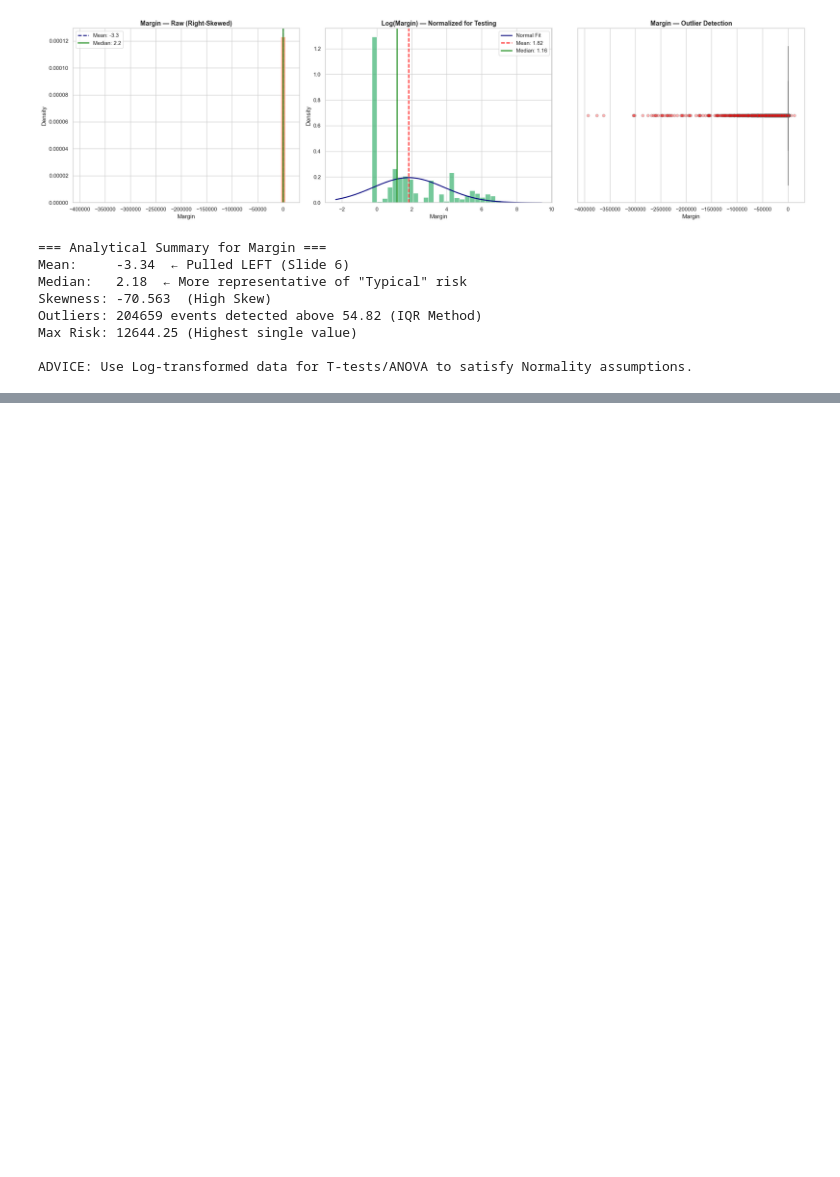
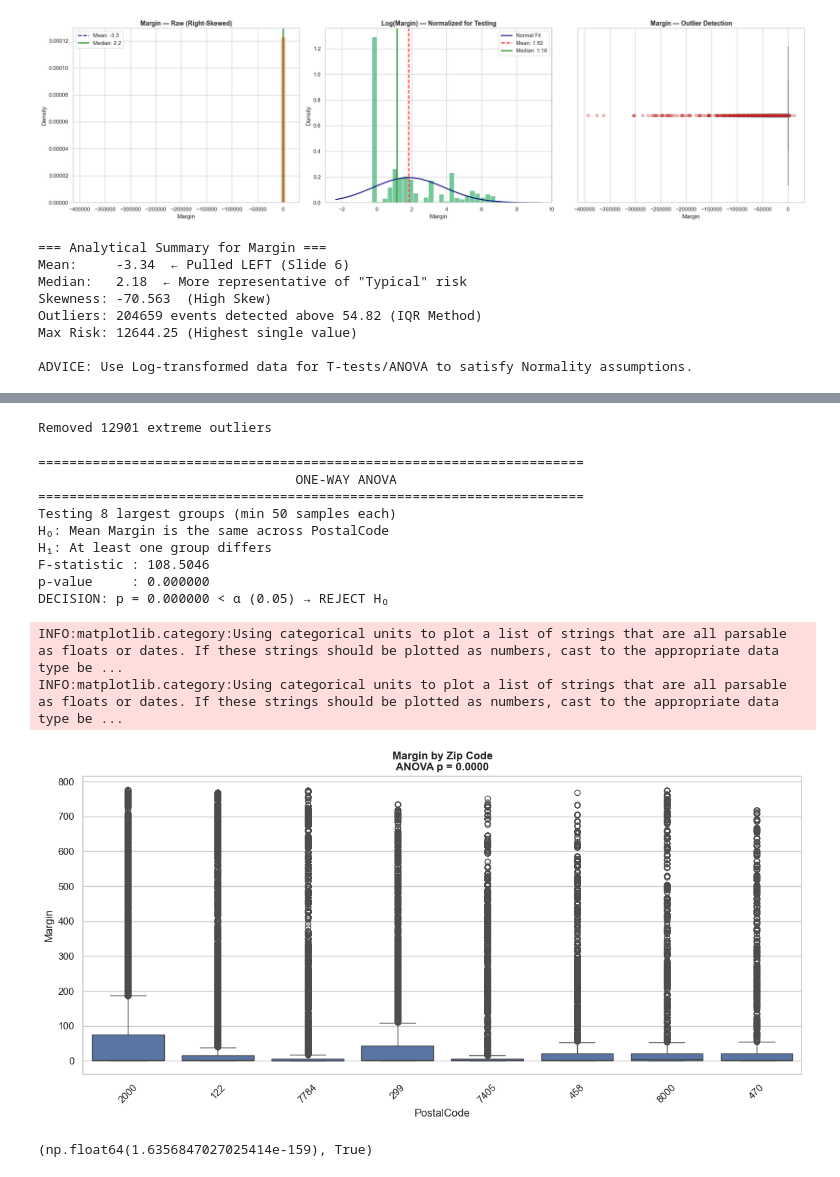
Before and after one commit to Melki123shi/insurance-risk-analytics, a Jupyter notebook: notebooks/02_hypothesis_testing.ipynb, the cells around one changed output, grey strips where cells are left out. Saved outputs shown, nothing was run; the diff lists cells and outputs as text; code cells hidden in the pictures; blank space fills up the shorter version.

```diff
--- a/notebooks/02_hypothesis_testing.ipynb
+++ b/notebooks/02_hypothesis_testing.ipynb
@@ -99,0 +267,33 @@ ADVICE: Use Log-transformed data for T-tests/ANOVA to satisfy Normality assumpti
+# %%
+# Remove extreme outliers (e.g., bottom/top 1%)
+lower = df['Margin'].quantile(0.01)
+upper = df['Margin'].quantile(0.99)
+
+df_clean = df[(df['Margin'] >= lower) & (df['Margin'] <= upper)].copy()
+
+print(f"Removed {len(df) - len(df_clean)} extreme outliers")
+# %% [output]
+Removed 12901 extreme outliers
+# %%
+anova_test(
+    df_clean,
+    group_col="PostalCode",
+    value_col="Margin",
+    title="Margin by Zip Code",
+    max_groups=8,
+    min_count=50,
+)
+# %% [output]
+======================================================================
+                                 ONE-WAY ANOVA
+======================================================================
+Testing 8 largest groups (min 50 samples each)
+H₀: Mean Margin is the same across PostalCode
+H₁: At least one group differs
+F-statistic : 108.5046
+p-value     : 0.000000
+DECISION: p = 0.000000 < α (0.05) → REJECT H₀
+INFO:matplotlib.category:Using categorical units to plot a list of strings that are all parsable as floats or dates. If these strings should be plotted as numbers, cast to the appropriate data type be ...
+INFO:matplotlib.category:Using categorical units to plot a list of strings that are all parsable as floats or dates. If these strings should be plotted as numbers, cast to the appropriate data type be ...
+[figure, added]
+(np.float64(1.6356847027025414e-159), True)
```
Also changed, not shown: parts of 16 cells of this notebook, 1 other file.
